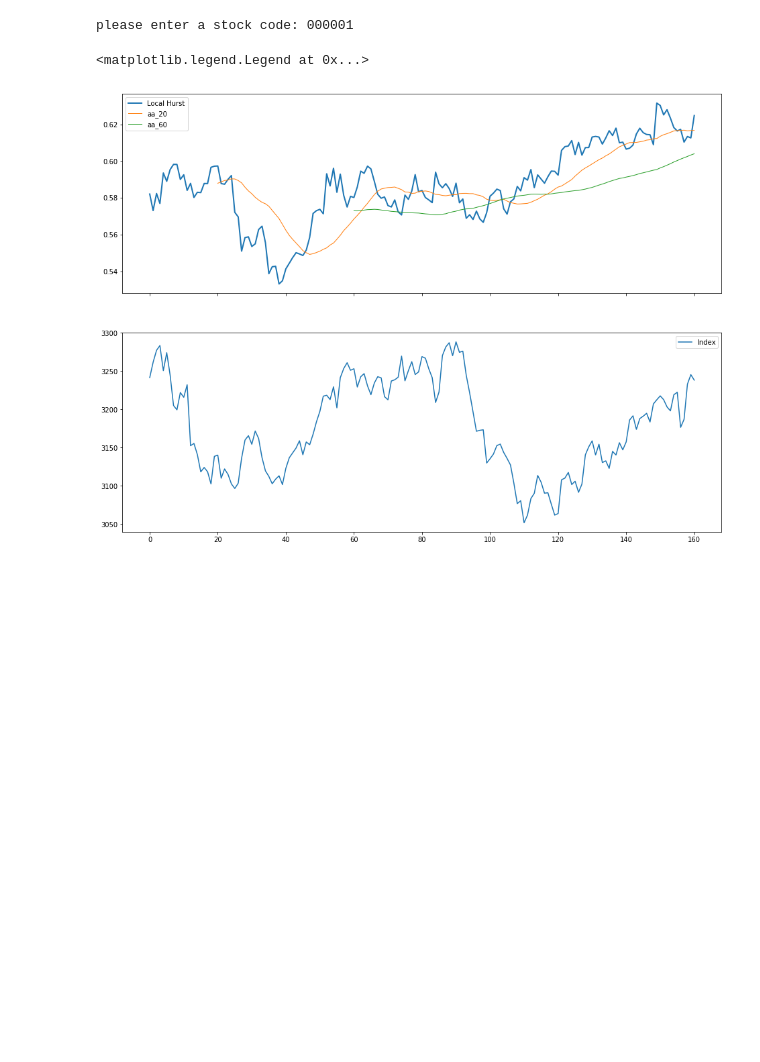
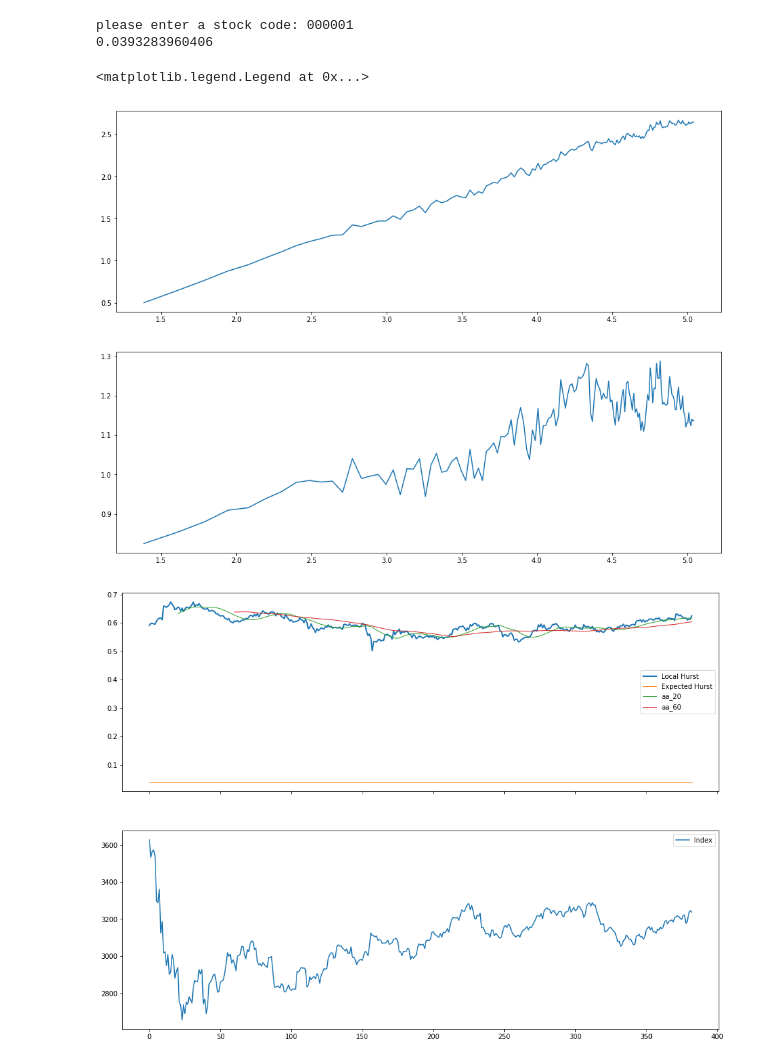
Before and after one commit to leehwui/hurst-rs, a Jupyter notebook: develop/hurst.ipynb, the cells around one changed output. Cells and saved outputs as stored; diff of their text form; code cells hidden in the pictures; blank space fills up the shorter version.

```diff
--- a/develop/hurst.ipynb
+++ b/develop/hurst.ipynb
@@ -83,6 +83,21 @@ def hurst(data):
 
     hurst = np.polyfit(np.log(n_list), np.log(RS_list), 1)[0]
     return hurst
+# %%
+def vn(data):
+    len_data = len(data)
+    R_t = np.log(data[1:]) - np.log(data[:-1])
+    n_list = range(4, floor(len_data/4)+1)
+
+    RS_list = []
+    for n in n_list:
+        RS = np.mean([calculate_RS(R_t[i*n:(i+1)*n]) for i in range(0, floor(len_data/n))])
+        RS_list.append(RS)
+
+    fg, ax = plt.subplots(2,figsize=(16,12))
+    ax[0].plot(np.log(n_list), np.log(RS_list))
+
+    ax[1].plot(np.log(n_list), np.divide(RS_list,np.sqrt(n_list)))
 # %%
 def local_hurst(data, group_len):
     """
@@ -122,37 +163,64 @@ def anti_alias(data, step_length):
 # %%
 stock_code = input("please enter a stock code: ")
 
 # api limits daily data to 250 per request
-data0 = retrieve_data(stock_code, "2015-01-01", "2015-12-31")
+# data0 = retrieve_data(stock_code, "2007-01-01", "2007-12-31")
+# sleep(1)
+# data1 = retrieve_data(stock_code, "2008-01-01", "2008-12-31")
+# sleep(1)
+# data2 = retrieve_data(stock_code, "2009-01-01", "2009-12-31")
+# sleep(1)
+# data3 = retrieve_data(stock_code, "2010-01-01", "2010-12-31")
+# sleep(1)
+# data4 = retrieve_data(stock_code, "2011-01-01", "2011-12-31")
+# sleep(1)
+# data5 = retrieve_data(stock_code, "2012-01-01", "2012-12-31")
+# sleep(1)
+# data6 = retrieve_data(stock_code, "2013-01-01", "2013-12-31")
+# sleep(1)
+# data7 = retrieve_data(stock_code, "2014-01-01", "2014-12-31")
 sleep(1)
-data1 = retrieve_data(stock_code, "2016-01-01", "2016-12-31")
+data8 = retrieve_data(stock_code, "2015-01-01", "2015-12-31")
 sleep(1)
-data2 = retrieve_data(stock_code, "2017-01-01", "2017-07-23")
+data9 = retrieve_data(stock_code, "2016-01-01", "2016-12-31")
+sleep(1)
+data10 = retrieve_data(stock_code, "2017-01-01", "2017-07-23")
 
 
-frames = [data0, data1, data2]
+#frames = [data0, data1, data2, data3, data4, data5, data6, data7, data8, data9, data10]
+frames = [data8, data9, data10]
 data = pd.concat(frames)
 
 closing_prices = data['收盘价'].values
-closing_prices = closing_prices[-500:]
+closing_prices = closing_prices[-2000:]
 
-# line local host
+#
+vn(closing_prices)
+
+# line data: local host
 n_list, hurst_list = local_hurst(closing_prices, 240)
-# 20 days anti aliased local hurst
+n_list_expected, expected_hurst_list = expected_hurst(closing_prices, 240)
+# line data: 20 days anti aliased local hurst
 n_list_aa20, aa20 = anti_alias(hurst_list, 20)
-# 60 days anti aliased local hurst
+# line data: 60 days anti aliased local hurst
 n_list_aa60, aa60 = anti_alias(hurst_list, 60)
+
+# line data: expected hurst exponent:
+
 
 fg, axs = plt.subplots(2, sharex=True, figsize=(16,12))
 axs[0].plot(n_list, hurst_list, linewidth=2, label="Local Hurst")
+axs[0].plot(n_list_expected, expected_hurst_list, linewidth=1, label="Expected Hurst")
 axs[0].plot(n_list_aa20, aa20, linewidth=1, label="aa_20")
 axs[0].plot(n_list_aa60, aa60, linewidth=1, label="aa_60")
 axs[0].legend()
 
 # line closing prices
 axs[1].plot(n_list, closing_prices[-len(n_list):], label="Index")
 axs[1].legend()
 # %% [output]
 please enter a stock code: 000001
+0.0393283960406
 <matplotlib.legend.Legend at 0x...>
-[figure, old version]
+[figure, new version]
+[figure, added]
```
Also changed, not shown: parts of 1 cell of this notebook, 2 other files.
